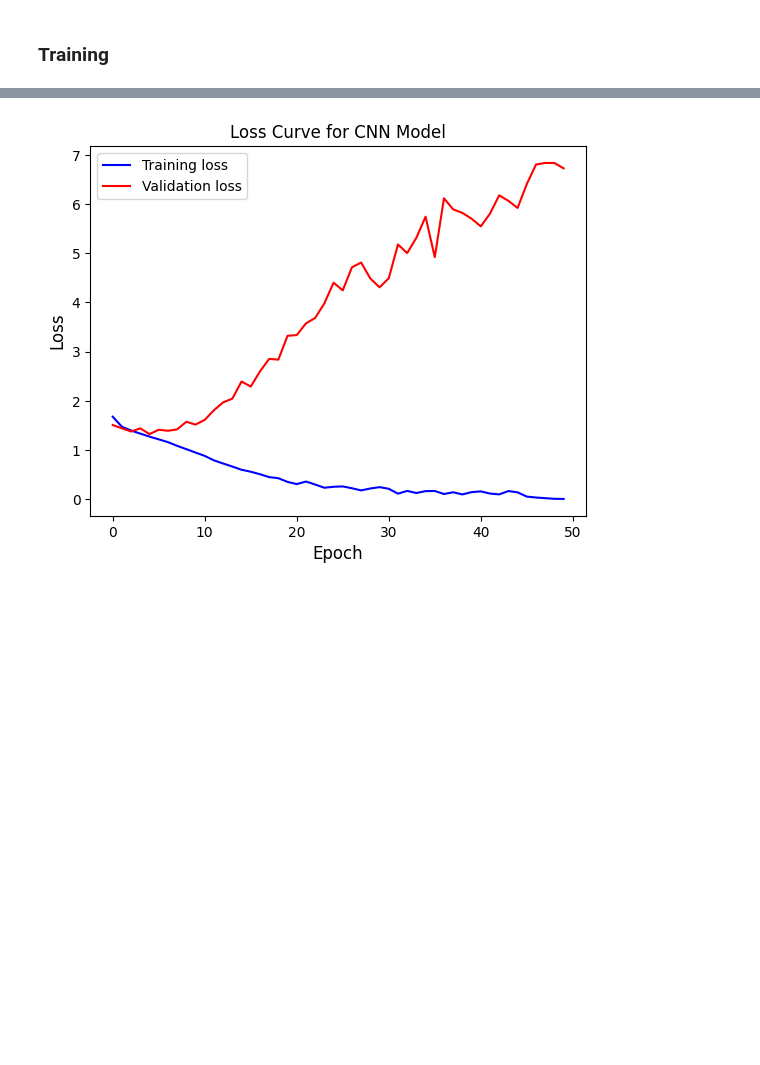
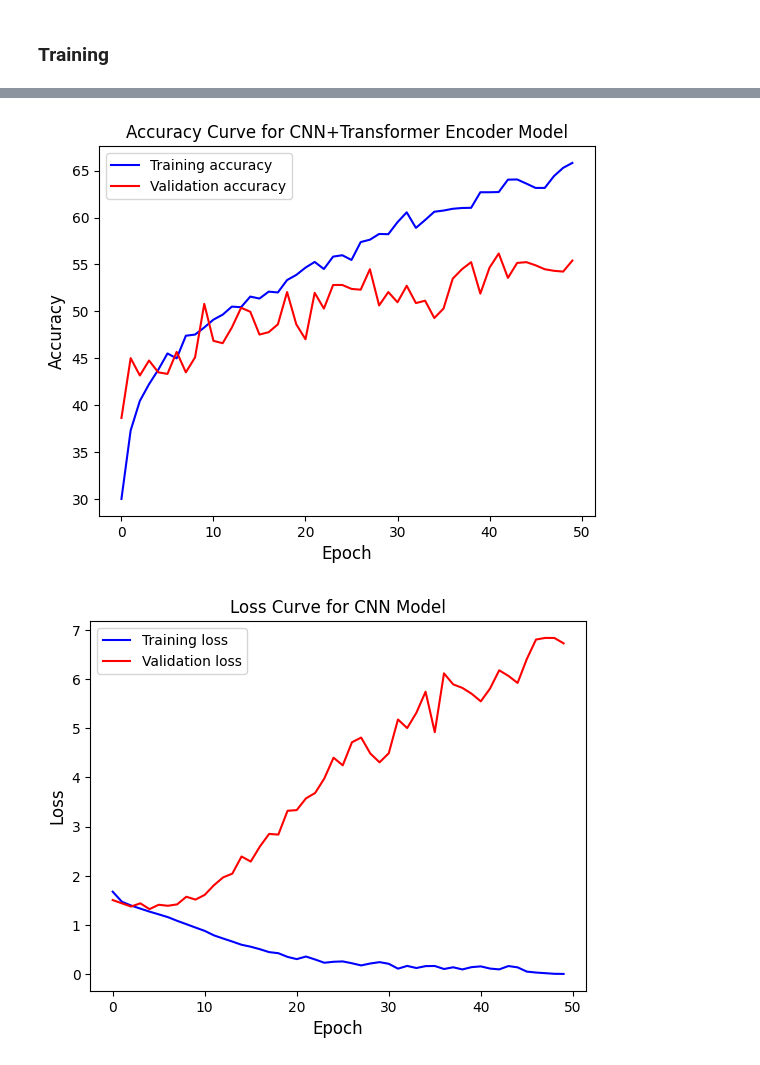
Before and after one commit to satria-ui/TugasAkhir2023, a Jupyter notebook: script/main.ipynb, the cells around one changed output, grey strips where cells are left out. Saved outputs shown, nothing was run; the diff lists cells and outputs as text; code cells hidden in the pictures; blank space fills up the shorter version.

```diff
--- a/script/main.ipynb
+++ b/script/main.ipynb
@@ -924,3 +935,18 @@ Epoch 49 --- loss:0.00, Epoch accuracy:99.43%, Validation loss:6.73, Validation
+# %%
+import matplotlib.pyplot as plt
+
+train_accuracy = [tensor.item() for tensor in train_accuracy]
+valid_accuracy = [tensor.item() for tensor in valid_accuracy]
+
+plt.title('Accuracy Curve for CNN+Transformer Encoder Model')
+plt.ylabel('Accuracy', fontsize=12)
+plt.xlabel('Epoch', fontsize=12)
+plt.plot(train_accuracy[:],'b')
+plt.plot(valid_accuracy[:],'r')
+plt.legend(['Training accuracy','Validation accuracy'])
+plt.show()
+# %% [output]
+[figure, added]
 # %%
 import matplotlib.pyplot as plt
 plt.title('Loss Curve for CNN Model')
```
Also changed, not shown: parts of 7 cells of this notebook, 3 other files.
